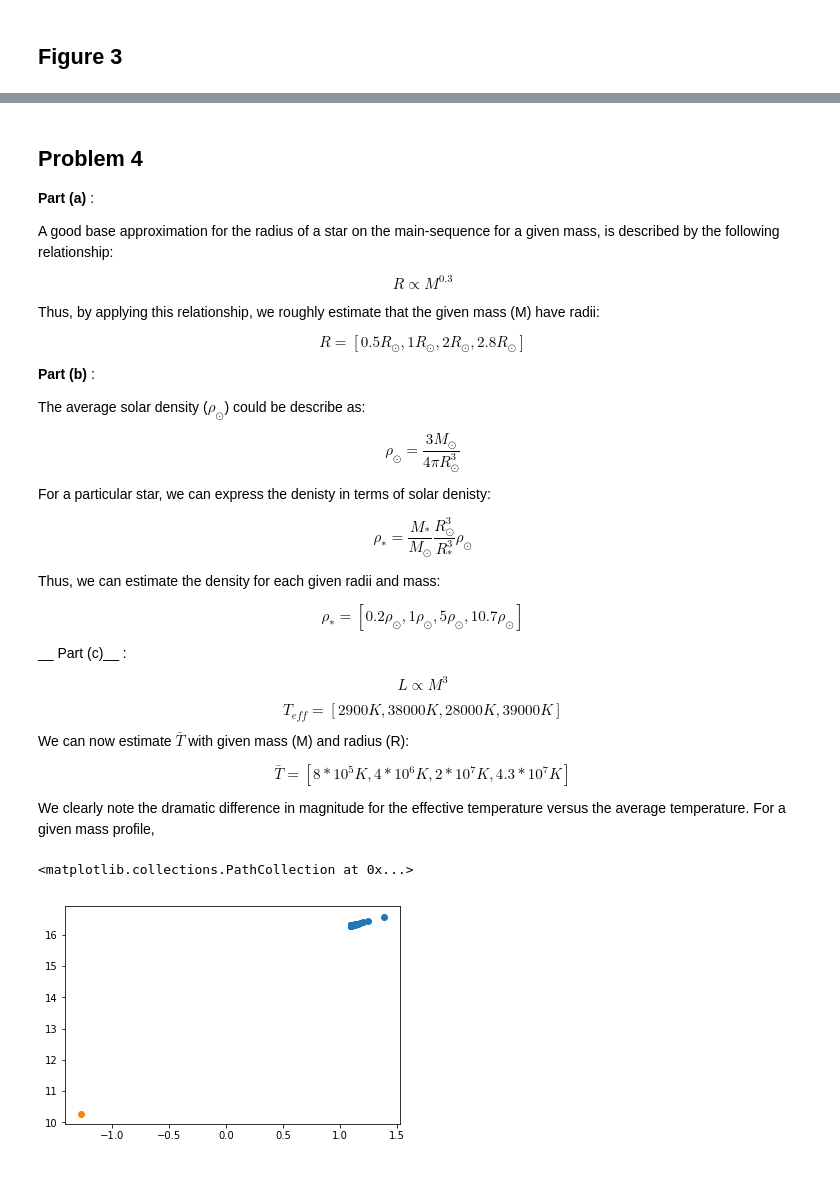
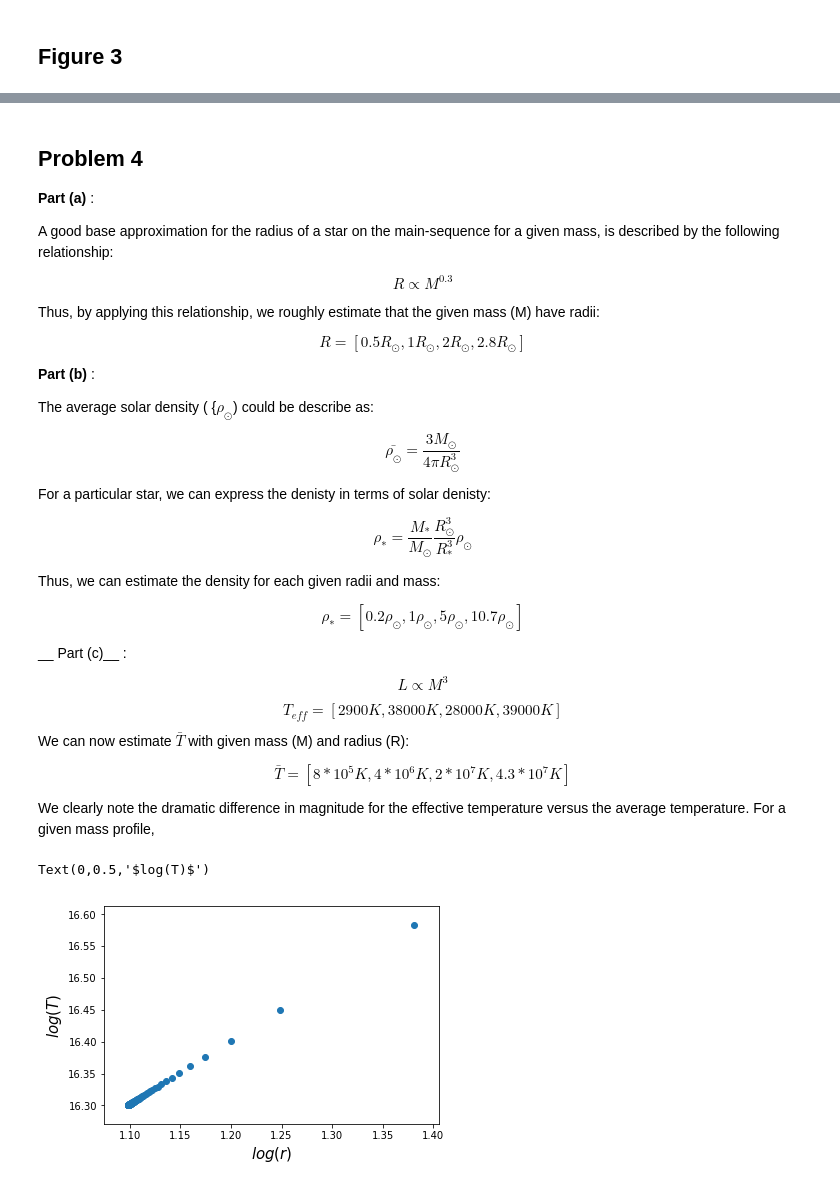
Before and after one commit to AndyTza/modern_astro, a Jupyter notebook: Modern Stellar Astrophysics Homework 1 Solutions.ipynb, the cells around one changed output, grey strips where cells are left out. Cells and saved outputs as stored; diff of their text form; code cells hidden in the pictures.

```diff
--- a/Modern Stellar Astrophysics Homework 1 Solutions.ipynb
+++ b/Modern Stellar Astrophysics Homework 1 Solutions.ipynb
@@ -346,10 +346,10 @@ R = [0.5 R_{\odot}, 1R_{\odot}, 2R_{\odot}, 2.8R_{\odot}]
 
 __Part (b)__ :
 
-The average solar density ($\rho_{\odot}$) could be describe as:
+The average solar density ( {$\rho_{\odot}$) could be describe as:
 
 \begin{equation*}
-\rho_{\odot} = \frac{3M_{\odot}}{4\pi R^{3}_{\odot}}
+\bar{\rho_{\odot}} = \frac{3M_{\odot}}{4\pi R^{3}_{\odot}}
 \end{equation*}
 
 For a particular star, we can express the denisty in terms of solar denisty:
@@ -403,7 +403,8 @@ RHO = ave_den(mass_mock, R_mock)
 T = ave_temp(mass_mock, R_mock)
 # %%
 plt.scatter(np.log(RHO), np.log(T))
-plt.scatter(np.log(1.4*0.2), np.log(29000))
+plt.xlabel('$log(r)$', size=15)
+plt.ylabel('$log(T)$', size=15)
 # %% [output]
-<matplotlib.collections.PathCollection at 0x...>
+Text(0,0.5,'$log(T)$')
-[figure, old version]
+[figure, new version]
```
